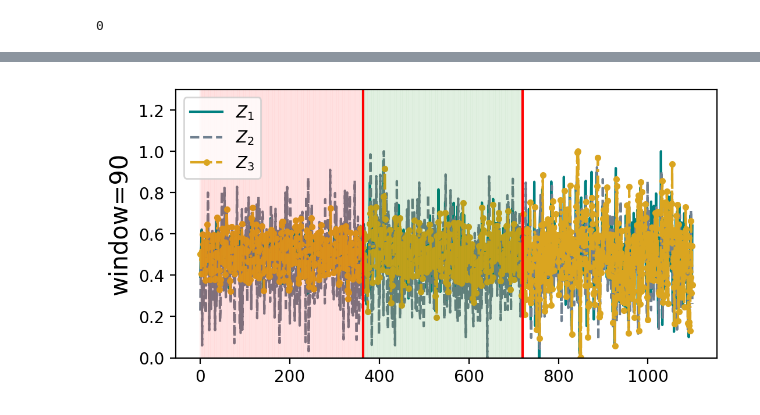
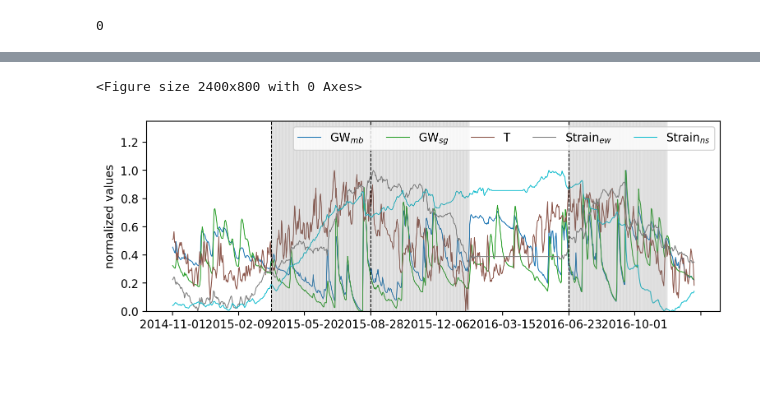
Before and after one commit to wasimahmadpk/RegimeIdentification, a Jupyter notebook: src/regimes_identification.ipynb, the cells around one changed output, grey strips where cells are left out. Cells and saved outputs as stored; diff of their text form; code cells hidden in the pictures; blank space fills up the shorter version.

```diff
--- a/src/regimes_identification.ipynb
+++ b/src/regimes_identification.ipynb
@@ -276,66 +151,5 @@ datanew['Clusters'] = clusters_extended
-# %%
-# Plot regimes in synthetic data
-
-toplot = ['Z1', 'Z3', 'Z5']
-# toplot = ['Hs', 'P', 'W' ]
-colors = ['r', 'g', 'b', 'y', 'c']
-
-t = np.arange(0, cluster_idx[-1]+winsize)
-start = 0
-
-# for c in range(len(clusters)):
-
-#     if clusters[c] == 0:
-#             marker = '-'
-#     elif clusters[c] == 1:
-#             marker = '-'
-#     elif clusters[c] == 2:
-#             marker = '-'
-#     for i in toplot:
-
-#         data[i].plot(use_index=True)
-#         plt.legend(toplot)
-# #         plt.plot(t[start: start+winsize], data[toplot[i]].values[start: start + winsize], colors[i]+marker)
-# #         plt.plot(t[start: start + winsize], data[toplot[i+1]].values[start: start + winsize], color)
-# #         plt.plot(t[start: start + winsize], data[toplot[i+2]].values[start: start + winsize], color)
-
-#     start = start + winsize
-
-plt.figure(figsize=(6, 3))
-col = ['teal', 'slategrey', 'goldenrod']
-mark = ['-', '--', '.-.']
-for i, v in enumerate(toplot):
-        # data.plot(use_index=True, figsize=(10, 3), linewidth=0.75, alpha=0.66, color=['green', 'blue', 'red'])
-        plt.plot(data[v], mark[i], color=col[i])
-#         plt.plot(t[start: start+winsize], data[toplot[i]].values[start: start + winsize], colors[i]+marker)
-#         plt.plot(t[start: start + winsize], data[toplot[i+1]].values[start: start + winsize], color)
-#         plt.plot(t[start: start + winsize], data[toplot[i+2]].values[start: start + winsize], color)
-
-
-plt.legend(toplot)
-for c in range(len(cluster_idx)):
-
-    val = cluster_idx[c]
-    if clusters[c] == 0:
-        for v in range(winsize):
-            plt.axvline(val+v, color="green", alpha=0.025)
-    if clusters[c] == 1:
-        for v in range(winsize):
-            plt.axvline(val+v, color="white", alpha=0.00)
-    if clusters[c] == 2:
-        for v in range(winsize):
-            plt.axvline(val+v, color="red", alpha=0.025)
-plt.axvline(x=364, color='red')
-# plt.text(305, 1.10, 'Change Point', fontsize=9.0, fontweight='bold')
-plt.axvline(x=720, color='red')
-# plt.text(670, 1.10, 'Change Point', fontsize=9.0, fontweight='bold')
-plt.ylim(0, 1.3)
-# plt.gcf().autofmt_xdate()
-plt.legend(['$Z_{1}$', '$Z_{2}$', '$Z_{3}$'], loc='upper left', fontsize=50, prop=dict(weight='bold'))
-# plt.title("Euclidean", fontsize=15)
-plt.ylabel("window=90", fontsize=15)
-# plt.xlabel('data points', fontsize=10)
-plt.savefig("../res/synwin90EE.pdf")
-plt.show()
-# %% [output]
-[figure, removed]
+# %%
+regimes.plot_regimes(data, clusters, cluster_idx, winsize, dtype='real')
+# %% [output]
+<Figure size 2400x800 with 0 Axes>
+[figure, added]
```
Also changed, not shown: parts of 13 cells of this notebook.
